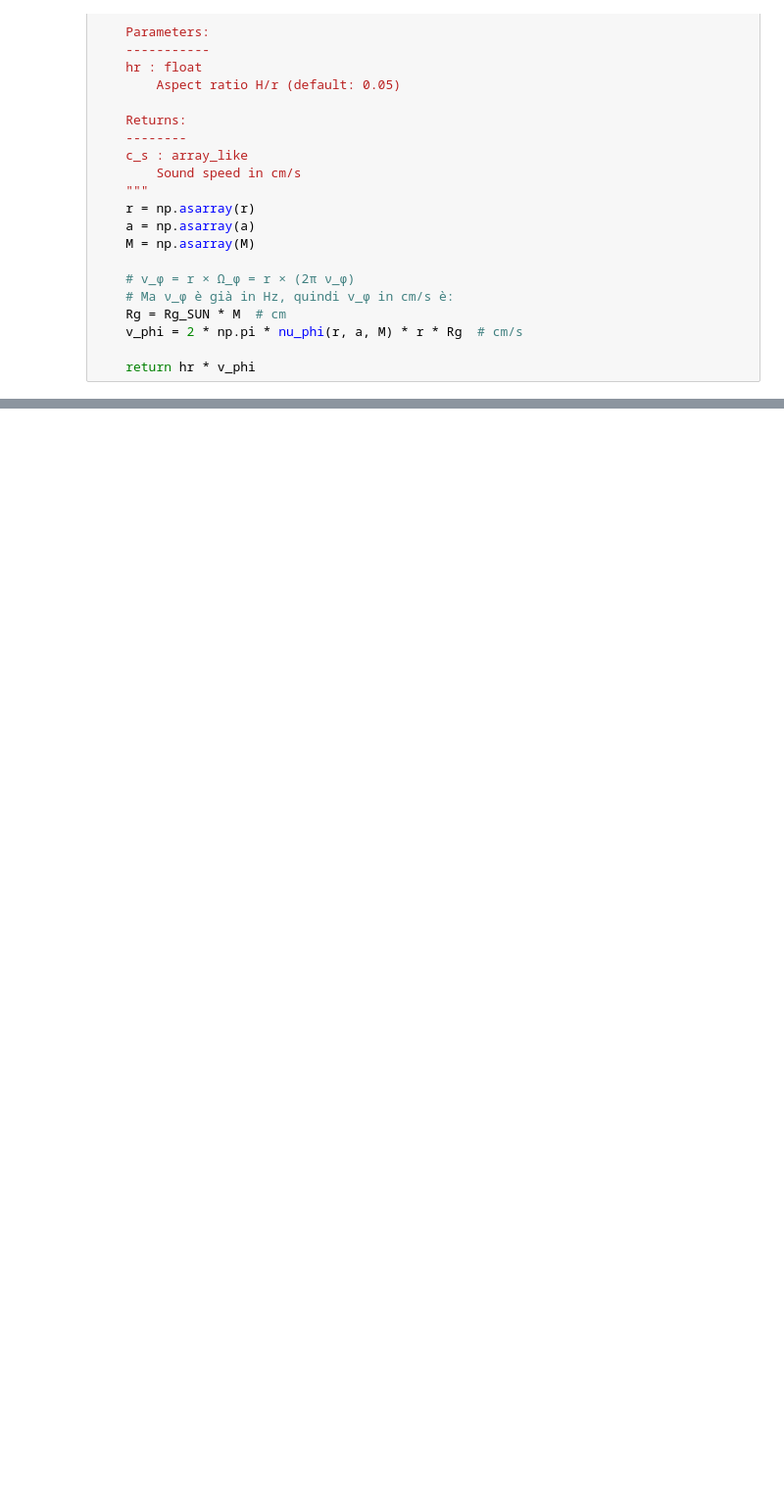
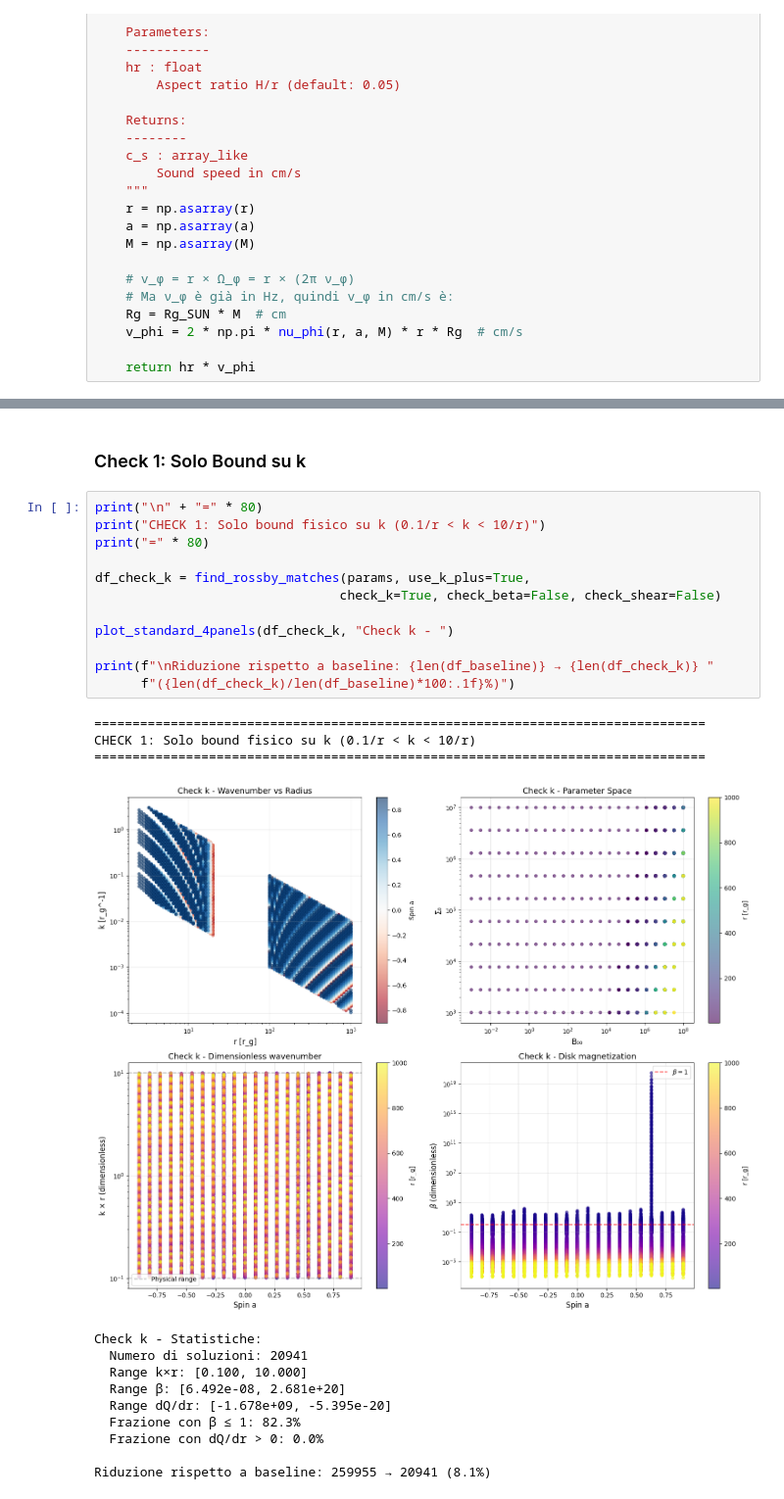
Before and after one commit to mauroghira/iuss_thesis, a Jupyter notebook: AEI.ipynb, the cells around one changed output, grey strips where cells are left out. Shown at 98% size. Saved outputs shown, nothing was run; the diff lists cells and outputs as text; blank space fills up the shorter version.

```diff
--- a/AEI.ipynb
+++ b/AEI.ipynb
@@ -360,0 +553,28 @@ else:
+# %% [markdown]
+### Check 1: Solo Bound su k
+# %%
+print("\n" + "=" * 80)
+print("CHECK 1: Solo bound fisico su k (0.1/r < k < 10/r)")
+print("=" * 80)
+
+df_check_k = find_rossby_matches(params, use_k_plus=True,
+                                check_k=True, check_beta=False, check_shear=False)
+
+plot_standard_4panels(df_check_k, "Check k - ")
+
+print(f"\nRiduzione rispetto a baseline: {len(df_baseline)} → {len(df_check_k)} "
+      f"({len(df_check_k)/len(df_baseline)*100:.1f}%)")
+# %% [output]
+================================================================================
+CHECK 1: Solo bound fisico su k (0.1/r < k < 10/r)
+================================================================================
+[figure, added]
+Check k - Statistiche:
+  Numero di soluzioni: 20941
+  Range k×r: [0.100, 10.000]
+  Range β: [6.492e-08, 2.681e+20]
+  Range dQ/dr: [-1.678e+09, -5.395e-20]
+  Frazione con β ≤ 1: 82.3%
+  Frazione con dQ/dr > 0: 0.0%
+
+Riduzione rispetto a baseline: 259955 → 20941 (8.1%)
```
Also changed, not shown: parts of 30 cells of this notebook, 2 other files.
